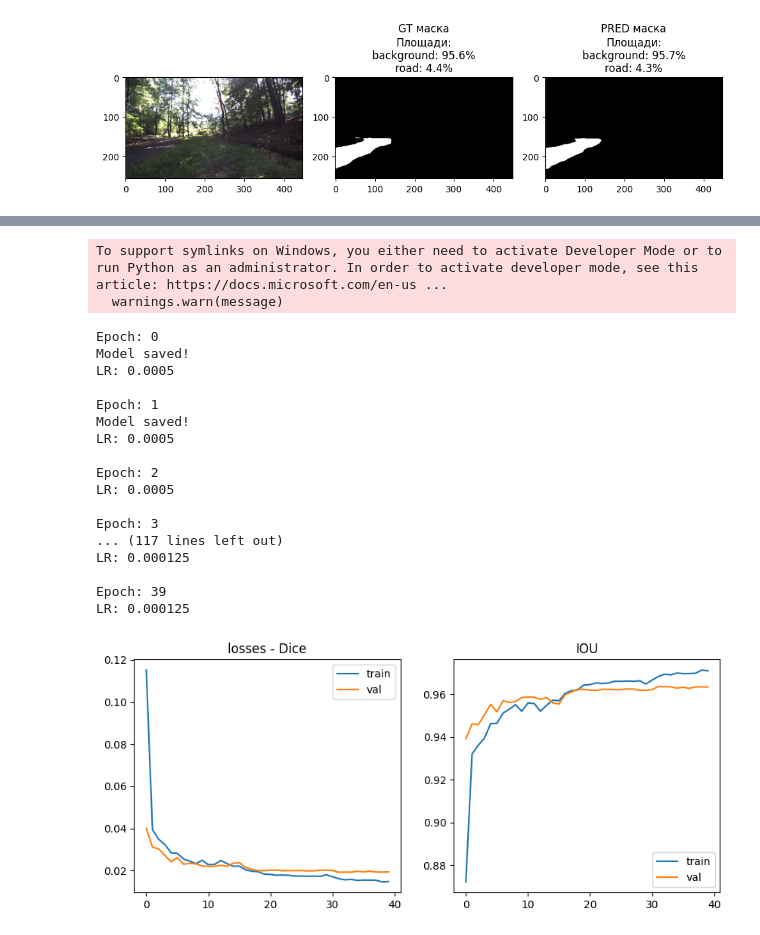
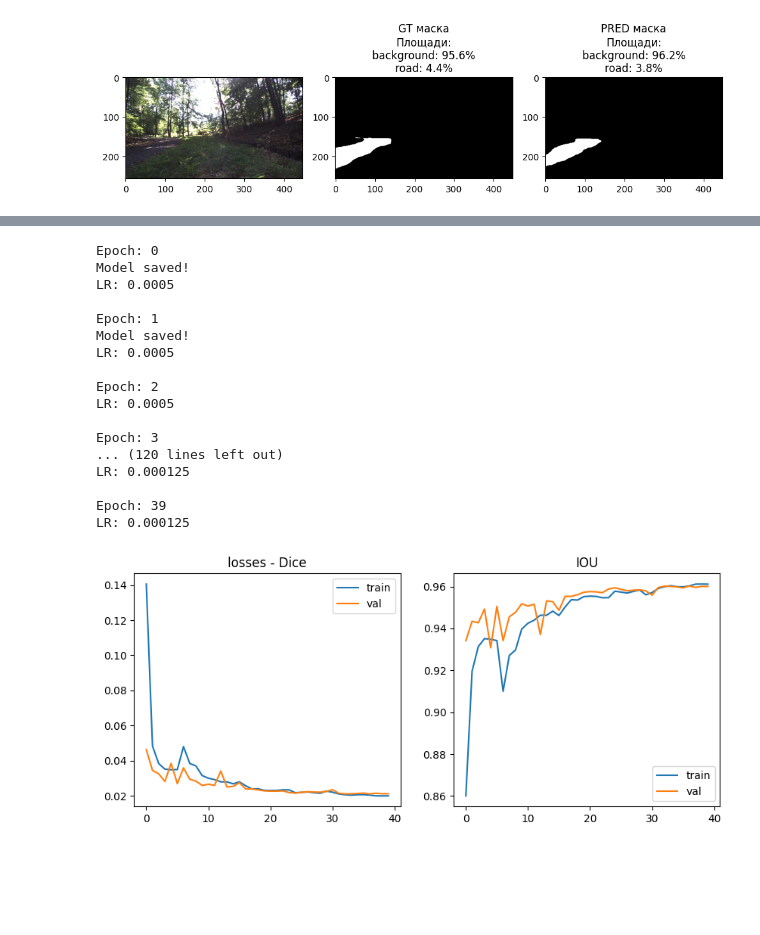
Before and after one commit to nikerdon/ML_2025_Offroad, a Jupyter notebook: off_road_seg_model_v2.ipynb, the cells around one changed output, grey strips where cells are left out. Saved outputs shown, nothing was run; the diff lists cells and outputs as text; code cells hidden in the pictures; blank space fills up the shorter version.

```diff
--- a/off_road_seg_model_v2.ipynb
+++ b/off_road_seg_model_v2.ipynb
@@ -810,38 +808,36 @@ Clipping input data to the valid range for imshow with RGB data ([0..1] for floa
 [figure]
 # %%
 # This can now be copied many times
-model_name = "DPT"
+model_name = "MAnet"
 encoder = 'mobileone_s1'
 save_file = "model_test_023_ep40"
 
 model1 = model_runner(
     arch=model_name,
     en=encoder,
 )
 
 model1.run_model(model_save_name = save_file, epochs=40)
 model1.plot_model()
 # %% [output]
-To support symlinks on Windows, you either need to activate Developer Mode or to run Python as an administrator. In order to activate developer mode, see this article: https://docs.microsoft.com/en-us ...
-  warnings.warn(message)
+Epoch: 0
+Model saved!
+LR: 0.0005
+
+Epoch: 1
+Model saved!
+LR: 0.0005
+
+Epoch: 2
+LR: 0.0005
+
+Epoch: 3
+... (120 lines left out)
+LR: 0.000125
+
+Epoch: 39
+LR: 0.000125
-Epoch: 0
-Model saved!
-LR: 0.0005
-
-Epoch: 1
-Model saved!
-LR: 0.0005
-
-Epoch: 2
-LR: 0.0005
-
-Epoch: 3
-... (117 lines left out)
-LR: 0.000125
-
-Epoch: 39
-LR: 0.000125
-[figure, old version]
+[figure, new version]
 # %%
 # load best saved checkpoint
 # load this for all, to check
```
Also changed, not shown: parts of 7 cells of this notebook.
